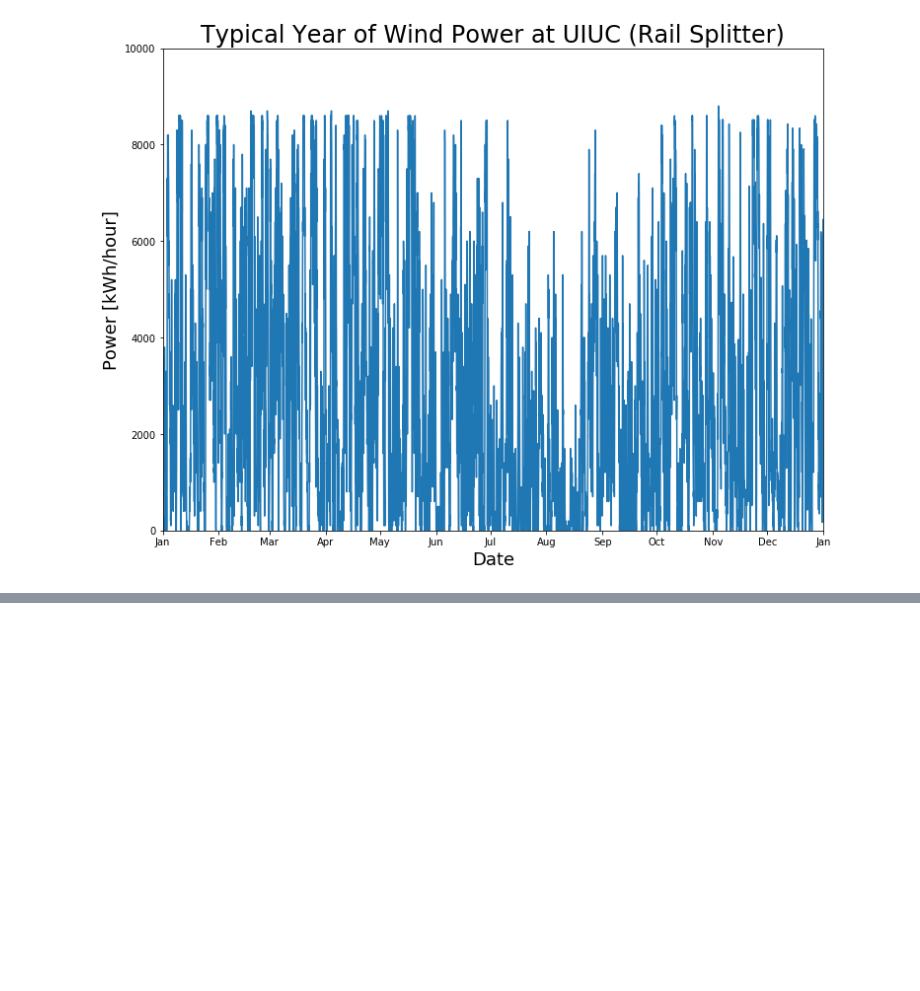
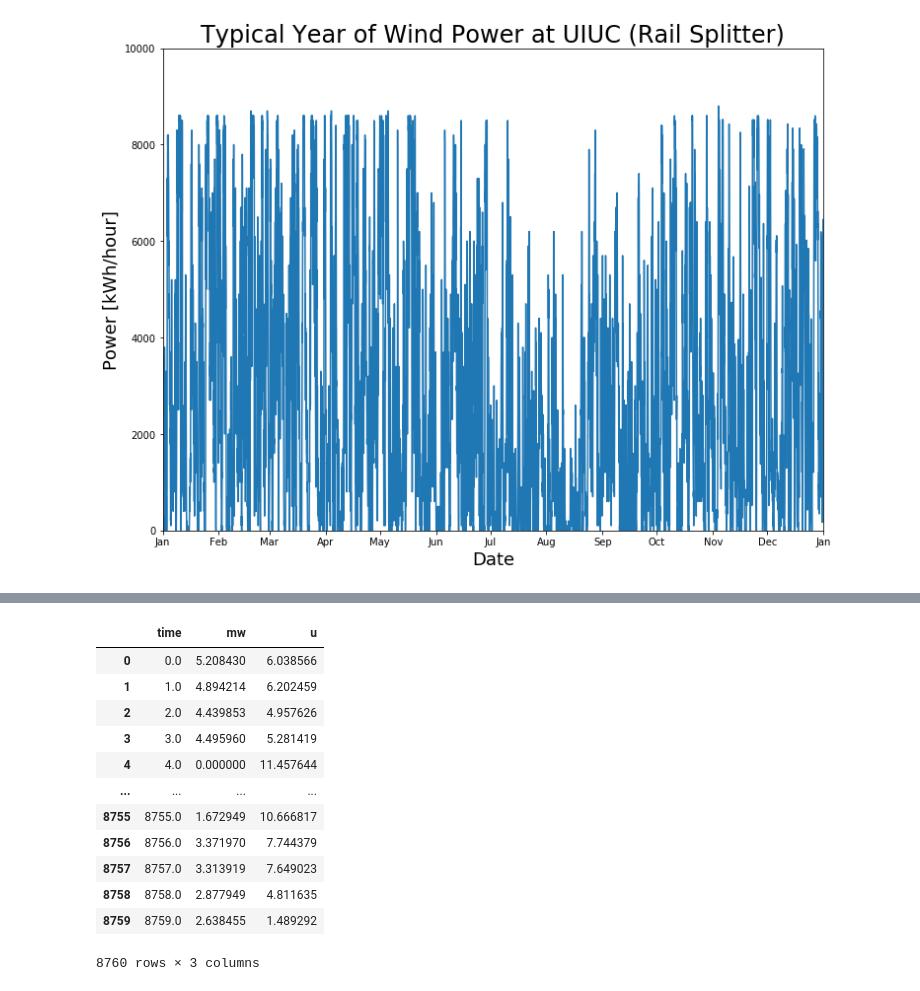
Before and after one commit to arfc/pride, a Jupyter notebook: data_processing/railsplitter_data.ipynb, the cells around one changed output, grey strips where cells are left out. Drawn from its saved outputs; the diff is of its cells as text; code cells hidden in the pictures; blank space fills up the shorter version.

```diff
--- a/data_processing/railsplitter_data.ipynb
+++ b/data_processing/railsplitter_data.ipynb
@@ -302,2 +338,18 @@ else:
 # %%
 synthetic_history = pd.read_csv(path+"RailSplitterHistories_2.csv")
+# %%
+synthetic_history
+# %% [output]
+|  | time | mw | u |
+| 0 | 0.0 | 5.208430 | 6.038566 |
+| 1 | 1.0 | 4.894214 | 6.202459 |
+| 2 | 2.0 | 4.439853 | 4.957626 |
+| 3 | 3.0 | 4.495960 | 5.281419 |
+| 4 | 4.0 | 0.000000 | 11.457644 |
+| ... | ... | ... | ... |
+| 8755 | 8755.0 | 1.672949 | 10.666817 |
+| 8756 | 8756.0 | 3.371970 | 7.744379 |
+| 8757 | 8757.0 | 3.313919 | 7.649023 |
+| 8758 | 8758.0 | 2.877949 | 4.811635 |
+| 8759 | 8759.0 | 2.638455 | 1.489292 |
+8760 rows × 3 columns
```
Also changed, not shown: parts of 7 cells of this notebook, 3 other files.
